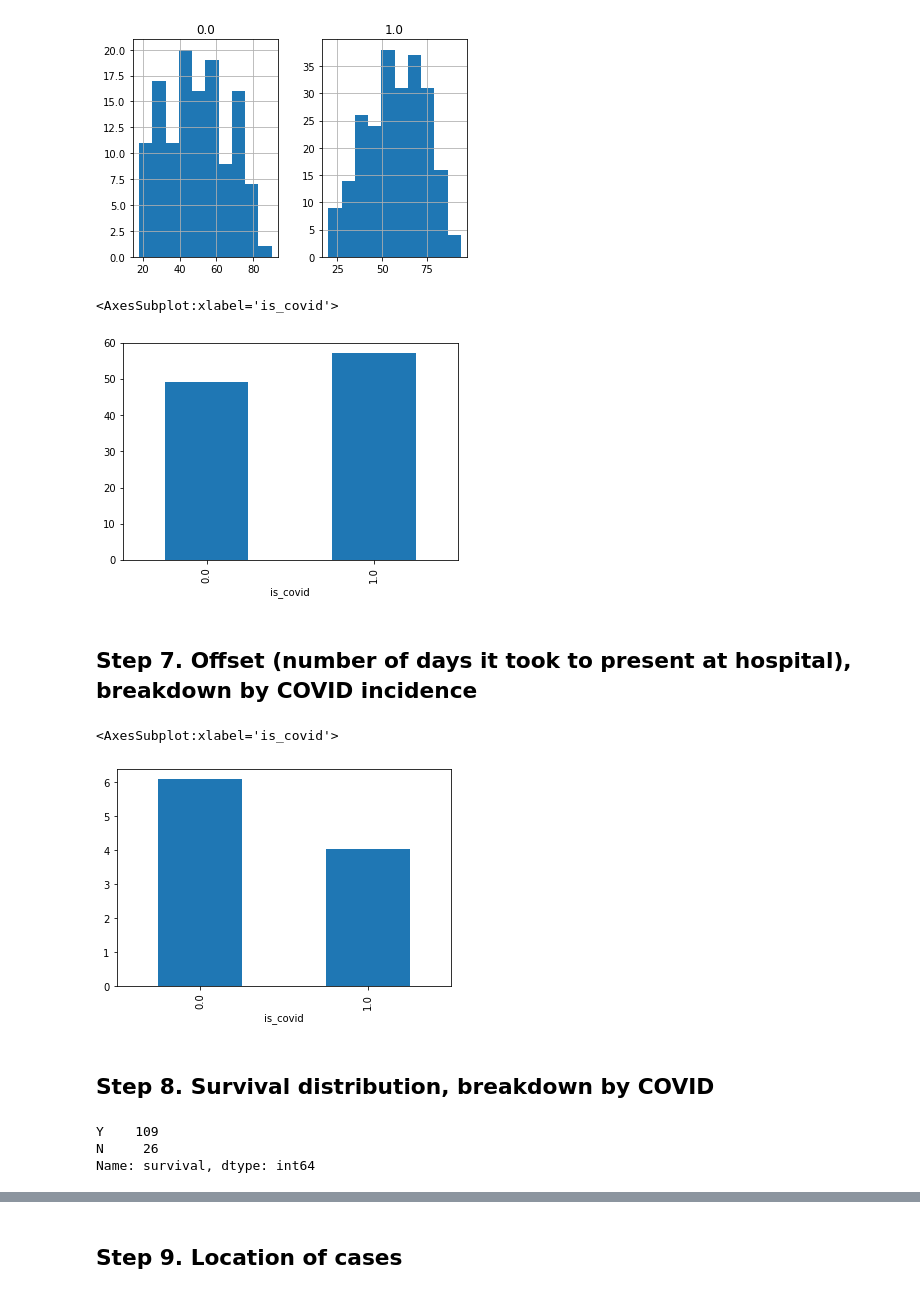
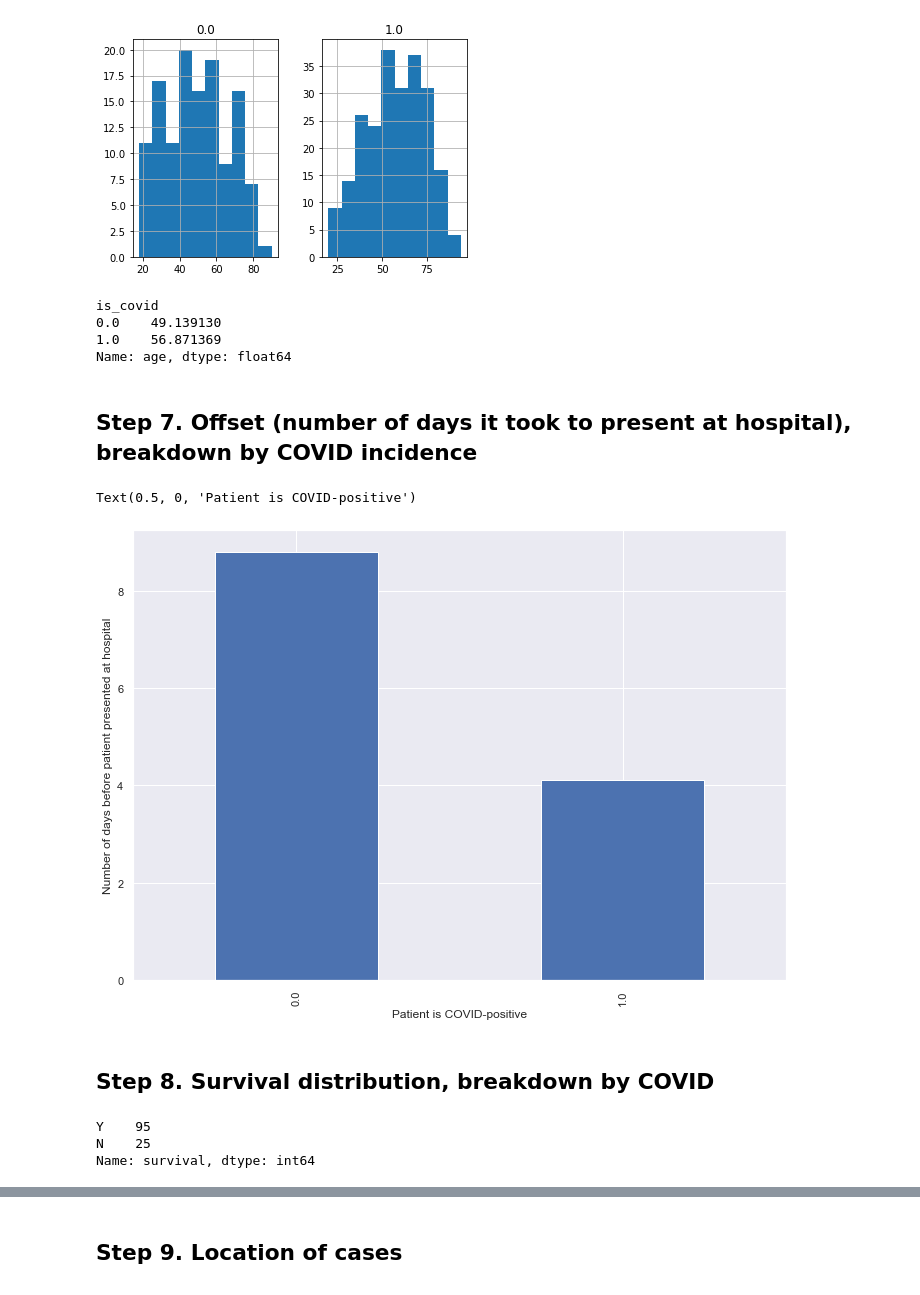
Before and after one commit to women-in-ai-ireland/October-2020-WaiLEARN-Detecting-COVID-19, a Jupyter notebook: Notebooks/Initial Exploratory Analysis - Open COVID Dataset.ipynb, the cells around one changed output, grey strips where cells are left out. Saved outputs shown, nothing was run; the diff lists cells and outputs as text; code cells hidden in the pictures.

Commit message:
Final metadata exploratory notebook changes

```diff
--- a/Notebooks/Initial Exploratory Analysis - Open COVID Dataset.ipynb
+++ b/Notebooks/Initial Exploratory Analysis - Open COVID Dataset.ipynb
@@ -65,3 +84,5 @@ Name: finding, dtype: int64
+# %%
+covid_metadata = covid_metadata.loc[~covid_metadata['finding'].isin(['todo', 'No Finding', 'Unknown'])]
 # %%
 len(covid_metadata.patientid.unique())
 # %% [output]
@@ -103,0 +145,2 @@ unique_cases
+# %%
+sns.set(rc={'figure.figsize':(11.7,8.27)})
@@ -131,24 +197,28 @@ array([[<AxesSubplot:title={'center':'0.0'}>,
         <AxesSubplot:title={'center':'1.0'}>]], dtype=object)
 [figure]
 # %%
-unique_cases.groupby('is_covid')['age'].mean().plot(kind='bar')
+unique_cases.groupby('is_covid')['age'].mean()
 # %% [output]
-<AxesSubplot:xlabel='is_covid'>
+is_covid
+0.0    49.139130
+1.0    56.871369
+Name: age, dtype: float64
-[figure, removed]
 # %% [markdown]
 ## Step 7. Offset (number of days it took to present at hospital), breakdown by COVID incidence
 # %%
 unique_cases.groupby('is_covid')['offset'].mean().plot(kind='bar')
+plt.ylabel("Number of days before patient presented at hospital")
+plt.xlabel("Patient is COVID-positive")
 # %% [output]
-<AxesSubplot:xlabel='is_covid'>
+Text(0.5, 0, 'Patient is COVID-positive')
-[figure, old version]
+[figure, new version]
 # %% [markdown]
 ## Step 8. Survival distribution, breakdown by COVID
 # %%
 unique_cases.survival.value_counts()
 # %% [output]
-Y    109
-N     26
+Y    95
+N    25
 Name: survival, dtype: int64
 # %%
 sns.countplot(data=unique_cases,x='is_covid',hue='survival')
```
Also changed, not shown: parts of 15 cells of this notebook.
